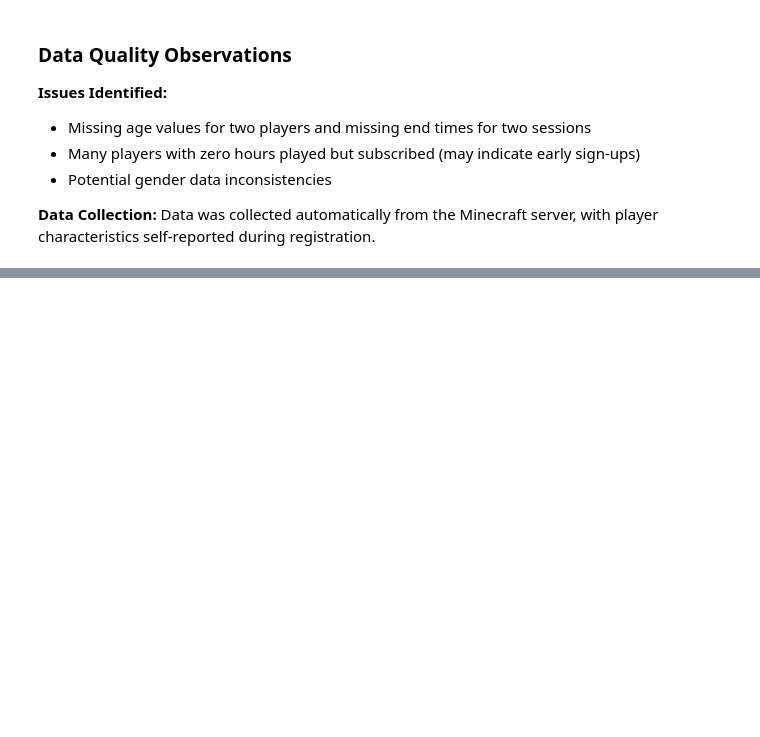
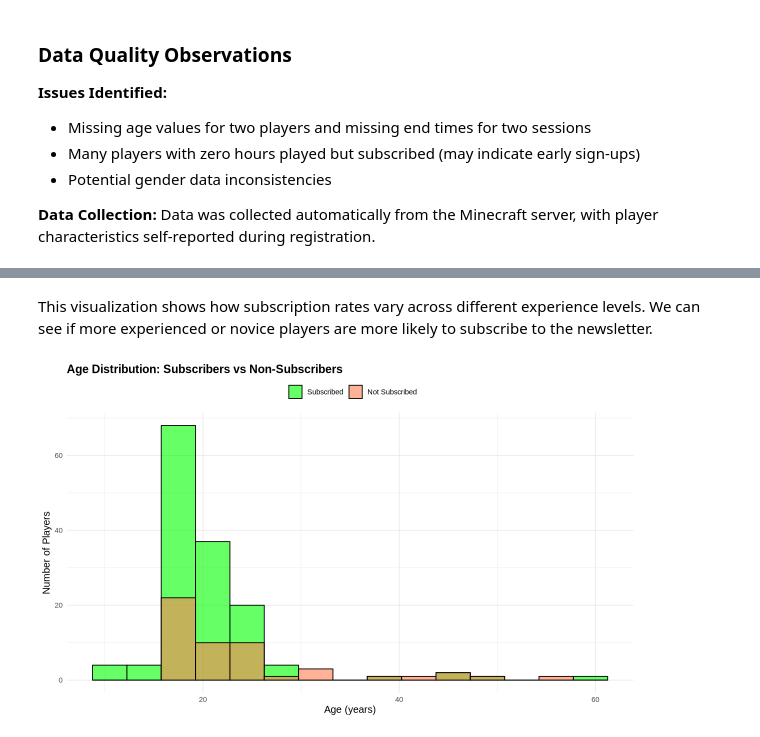
Before and after one commit to mohammadrezaebrahimi/Project_Planning_Stage_Individual-final, a Jupyter notebook: Report with Commits.ipynb, the cells around one changed output, grey strips where cells are left out. Cells and saved outputs as stored; diff of their text form; code cells hidden in the pictures; blank space fills up the shorter version.

```diff
--- a/Report with Commits.ipynb
+++ b/Report with Commits.ipynb
@@ -173,0 +212,24 @@ Data was collected automatically from the Minecraft server, with player characte
+# %% [markdown]
+This visualization shows how subscription rates vary across different experience levels. We can see if more experienced or novice players are more likely to subscribe to the newsletter.
+# %%
+players_ordered <- players |>
+    mutate(subscribe = factor(subscribe, levels = c('TRUE', 'FALSE')))
+
+ggplot(players_ordered, aes(x = Age, fill = subscribe)) +
+    geom_histogram(bins = 15, alpha = 0.6, color = 'black', position = 'identity') +
+    scale_fill_manual(values = c('TRUE' = 'green', 'FALSE' = 'coral'),
+                      labels = c('TRUE' = 'Subscribed', 'FALSE' = 'Not Subscribed'),
+                      name = '') +
+    labs(
+        title = 'Age Distribution: Subscribers vs Non-Subscribers',
+        x = 'Age (years)',
+        y = 'Number of Players'
+    ) +
+    theme_minimal() +
+    theme(
+        plot.title = element_text(face = 'bold', size = 14),
+        axis.title = element_text(size = 12),
+        legend.position = 'top'
+    )
+# %% [output]
+[figure, added]
```
Also changed, not shown: parts of 9 cells of this notebook.
